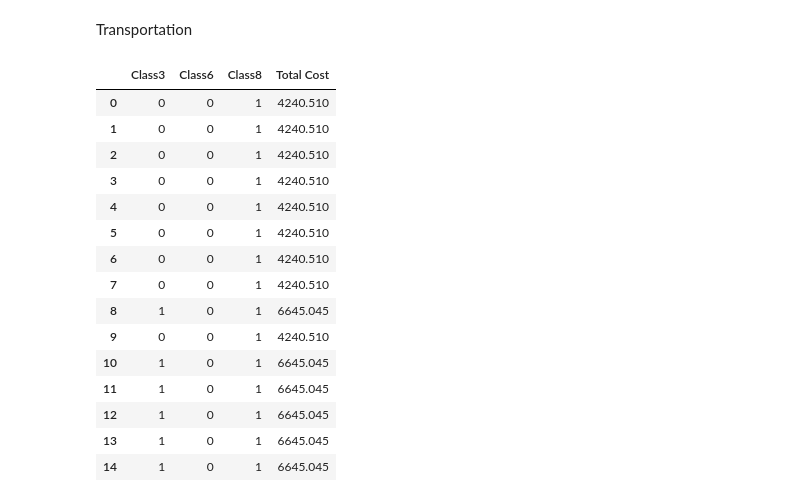
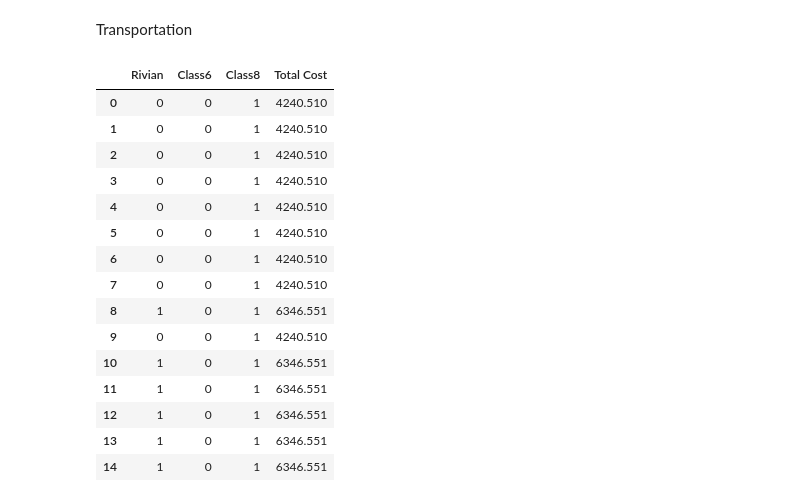
Before and after one commit to biekeleenknegt/SCM_GW, a Jupyter notebook: FULL_CODE.ipynb, the cells around one changed output. Drawn from its saved outputs; the diff is of its cells as text; code cells hidden in the pictures.

```diff
--- a/FULL_CODE.ipynb
+++ b/FULL_CODE.ipynb
@@ -1840,18 +1804,18 @@ import pandas as pd
 #following the algorithm to find the shipping costs
 
 #Based on data from Amazon Trucks
-#Van: Class3
+#ElectricVan: Electric
 #Small-Medium truck: Class 6
 #Large truck: Class 8
 
 #Cost per km
-cost_per_km_class3 = 0.82
+cost_per_km_electric = 0.81
 cost_per_km_class6 = 1.025
 cost_per_km_class8 = 1.27
 distance_km = 2369
 
 #Truck capacities
-capacity_class3 = 21
+capacity_electric = 20
 capacity_class6 = 50
 capacity_class8 = 108
 
@@ -1862,9 +1826,9 @@ volumes = [83.82, 72.71, 79.06, 83.35, 90.63, 92.89, 98.96, 96.93, 108.62, 107.4
 
 #Fuel prices and efficiencies
 fuel_price = 1.56  # per liter based on the average of our locations
-efficiency_class3 = 8
 efficiency_class6 = 5 # km per liter
 efficiency_class8 = 3
+electric_price_km = 0.079
 
 
 """
@@ -1882,41 +1846,41 @@ Fuel cost for each truck type.
 
 """
 
 
 def calculate_combination_costs(volume):
     best_cost = float('inf')
     best_combination = None
 
     # Try all combinations
     for num_class8 in range(int(volume // capacity_class8) + 2):
         for num_class6 in range(int(volume // capacity_class6) + 2):
-            for num_class3 in range(int(volume // capacity_class3) + 2):
-                total_capacity = num_class8 * capacity_class8 + num_class6 * capacity_class6 + num_class3 * capacity_class3
+            for num_electric in range(int(volume // capacity_electric) + 2):
+                total_capacity = num_class8 * capacity_class8 + num_class6 * capacity_class6 + num_electric * capacity_electric
                 if total_capacity >= volume:
                     # Base costs
-                    base_cost_class3 = num_class3 * cost_per_km_class3 * distance_km
+                    base_cost_electric = num_electric * cost_per_km_electric * distance_km
                     base_cost_class6 = num_class6 * cost_per_km_class6 * distance_km
                     base_cost_class8 = num_class8 * cost_per_km_class8 * distance_km
 
                     # Fuel costs
-                    fuel_cost_class3 = distance_km * (1 / efficiency_class3) * fuel_price * num_class3
+                    fuel_cost_electric = distance_km * electric_price_km * num_electric
                     fuel_cost_class6 = distance_km * (1 / efficiency_class6) * fuel_price * num_class6
                     fuel_cost_class8 = distance_km * (1 / efficiency_class8) * fuel_price * num_class8
                     # Total costs
-                    total_cost = base_cost_class3 + base_cost_class6 + base_cost_class8 + fuel_cost_class3 + fuel_cost_class6 + fuel_cost_class8
+                    total_cost = base_cost_electric + base_cost_class6 + base_cost_class8 + fuel_cost_electric + fuel_cost_class6 + fuel_cost_class8
                     if total_cost < best_cost:
                         best_cost = total_cost
-                        best_combination = (num_class3, num_class6, num_class8, total_cost)
+                        best_combination = (num_electric, num_class6, num_class8, total_cost)
 
     return best_combination
 
 
 #Applies the function to each shipment volume in the list
 combination_costs = [calculate_combination_costs(volume) for volume in volumes]
-combination_costs = pd.DataFrame(combination_costs, columns=['Class3', 'Class6', 'Class8', 'Total Cost'])
+combination_costs = pd.DataFrame(combination_costs, columns=['Rivian', 'Class6', 'Class8', 'Total Cost'])
 combination_costs
 # %% [output]
-|  | Class3 | Class6 | Class8 | Total Cost |
+|  | Rivian | Class6 | Class8 | Total Cost |
 | 0 | 0 | 0 | 1 | 4240.510 |
 | 1 | 0 | 0 | 1 | 4240.510 |
 | 2 | 0 | 0 | 1 | 4240.510 |
@@ -1925,10 +1889,10 @@ combination_costs
 | 5 | 0 | 0 | 1 | 4240.510 |
 | 6 | 0 | 0 | 1 | 4240.510 |
 | 7 | 0 | 0 | 1 | 4240.510 |
-| 8 | 1 | 0 | 1 | 6645.045 |
+| 8 | 1 | 0 | 1 | 6346.551 |
 | 9 | 0 | 0 | 1 | 4240.510 |
-| 10 | 1 | 0 | 1 | 6645.045 |
-| 11 | 1 | 0 | 1 | 6645.045 |
-| 12 | 1 | 0 | 1 | 6645.045 |
-| 13 | 1 | 0 | 1 | 6645.045 |
-| 14 | 1 | 0 | 1 | 6645.045 |
+| 10 | 1 | 0 | 1 | 6346.551 |
+| 11 | 1 | 0 | 1 | 6346.551 |
+| 12 | 1 | 0 | 1 | 6346.551 |
+| 13 | 1 | 0 | 1 | 6346.551 |
+| 14 | 1 | 0 | 1 | 6346.551 |
```
Also changed, not shown: parts of 1 cell of this notebook.
